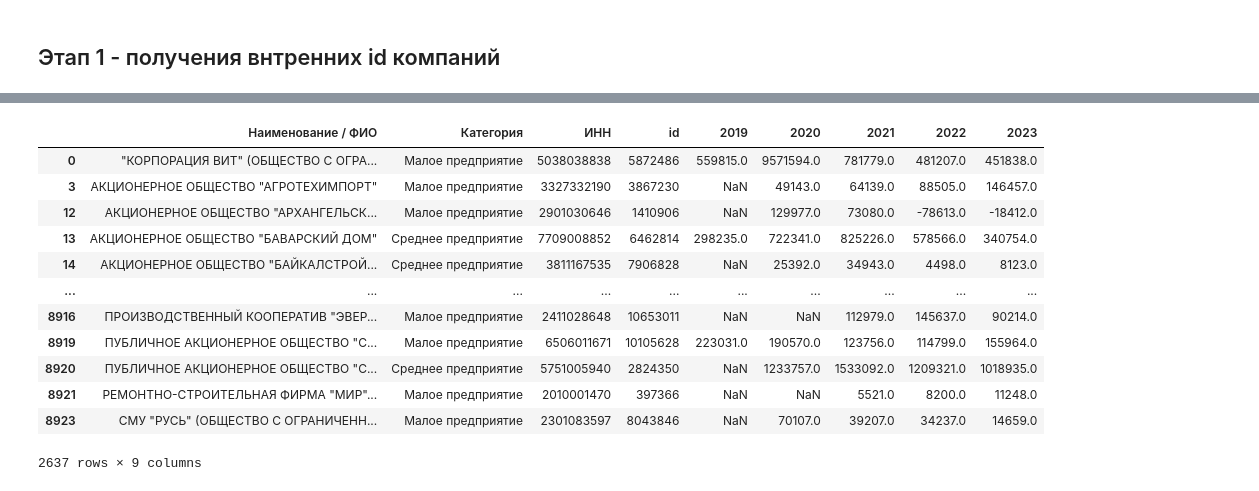
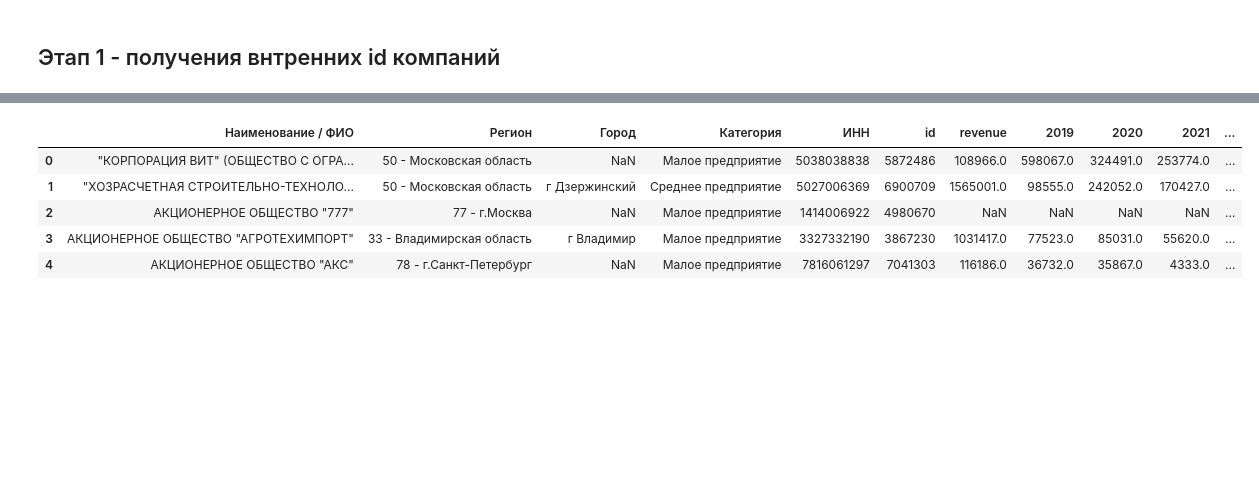
Before and after one commit to aleks-haksly/Postypashka, a Jupyter notebook: DA/02 HW_lab/HW_2.ipynb, the cells around one changed output, grey strips where cells are left out. Saved outputs shown, nothing was run; the diff lists cells and outputs as text; code cells hidden in the pictures; blank space fills up the shorter version.

```diff
--- a/DA/02 HW_lab/HW_2.ipynb
+++ b/DA/02 HW_lab/HW_2.ipynb
@@ -90,21 +232,12 @@ df_ids.head()
 # %%
+#объединим данные в одну таблицу
 data = df_reestr.merge(df_ids, how='left', on='ИНН')\
-                .merge(df_ebitda, how='left', on='id')\
-                .iloc[:,[0,2,1, 3, 7, 8, 6, 5, 4]]\
-                .dropna( subset=['2023', '2022', '2021'])
+                .merge(df_ebitda, how='left', on='id')
+data.head(5)
+# %% [output]
+|  | Наименование / ФИО | Регион | Город | Категория | ИНН | id | revenue | 2019 | 2020 | 2021 | ... |
+| 0 | "КОРПОРАЦИЯ ВИТ" (ОБЩЕСТВО С ОГРА... | 50 - Московская область | NaN | Малое предприятие | 5038038838 | 5872486 | 108966.0 | 598067.0 | 324491.0 | 253774.0 | ... |
+| 1 | "ХОЗРАСЧЕТНАЯ СТРОИТЕЛЬНО-ТЕХНОЛО... | 50 - Московская область | г Дзержинский | Среднее предприятие | 5027006369 | 6900709 | 1565001.0 | 98555.0 | 242052.0 | 170427.0 | ... |
+| 2 | АКЦИОНЕРНОЕ ОБЩЕСТВО "777" | 77 - г.Москва | NaN | Малое предприятие | 1414006922 | 4980670 | NaN | NaN | NaN | NaN | ... |
+| 3 | АКЦИОНЕРНОЕ ОБЩЕСТВО "АГРОТЕХИМПОРТ" | 33 - Владимирская область | г Владимир | Малое предприятие | 3327332190 | 3867230 | 1031417.0 | 77523.0 | 85031.0 | 55620.0 | ... |
+| 4 | АКЦИОНЕРНОЕ ОБЩЕСТВО "АКС" | 78 - г.Санкт-Петербург | NaN | Малое предприятие | 7816061297 | 7041303 | 116186.0 | 36732.0 | 35867.0 | 4333.0 | ... |
-# %%
-data
-# %% [output]
-|  | Наименование / ФИО | Категория | ИНН | id | 2019 | 2020 | 2021 | 2022 | 2023 |
-| 0 | "КОРПОРАЦИЯ ВИТ" (ОБЩЕСТВО С ОГРА... | Малое предприятие | 5038038838 | 5872486 | 559815.0 | 9571594.0 | 781779.0 | 481207.0 | 451838.0 |
-| 3 | АКЦИОНЕРНОЕ ОБЩЕСТВО "АГРОТЕХИМПОРТ" | Малое предприятие | 3327332190 | 3867230 | NaN | 49143.0 | 64139.0 | 88505.0 | 146457.0 |
-| 12 | АКЦИОНЕРНОЕ ОБЩЕСТВО "АРХАНГЕЛЬСК... | Малое предприятие | 2901030646 | 1410906 | NaN | 129977.0 | 73080.0 | -78613.0 | -18412.0 |
-| 13 | АКЦИОНЕРНОЕ ОБЩЕСТВО "БАВАРСКИЙ ДОМ" | Среднее предприятие | 7709008852 | 6462814 | 298235.0 | 722341.0 | 825226.0 | 578566.0 | 340754.0 |
-| 14 | АКЦИОНЕРНОЕ ОБЩЕСТВО "БАЙКАЛСТРОЙ... | Среднее предприятие | 3811167535 | 7906828 | NaN | 25392.0 | 34943.0 | 4498.0 | 8123.0 |
-| ... | ... | ... | ... | ... | ... | ... | ... | ... | ... |
-| 8916 | ПРОИЗВОДСТВЕННЫЙ КООПЕРАТИВ "ЭВЕР... | Малое предприятие | 2411028648 | 10653011 | NaN | NaN | 112979.0 | 145637.0 | 90214.0 |
-| 8919 | ПУБЛИЧНОЕ АКЦИОНЕРНОЕ ОБЩЕСТВО "С... | Малое предприятие | 6506011671 | 10105628 | 223031.0 | 190570.0 | 123756.0 | 114799.0 | 155964.0 |
-| 8920 | ПУБЛИЧНОЕ АКЦИОНЕРНОЕ ОБЩЕСТВО "С... | Среднее предприятие | 5751005940 | 2824350 | NaN | 1233757.0 | 1533092.0 | 1209321.0 | 1018935.0 |
-| 8921 | РЕМОНТНО-СТРОИТЕЛЬНАЯ ФИРМА "МИР"... | Малое предприятие | 2010001470 | 397366 | NaN | NaN | 5521.0 | 8200.0 | 11248.0 |
-| 8923 | СМУ "РУСЬ" (ОБЩЕСТВО С ОГРАНИЧЕНН... | Малое предприятие | 2301083597 | 8043846 | NaN | 70107.0 | 39207.0 | 34237.0 | 14659.0 |
-2637 rows × 9 columns
```
Also changed, not shown: parts of 29 cells of this notebook.
